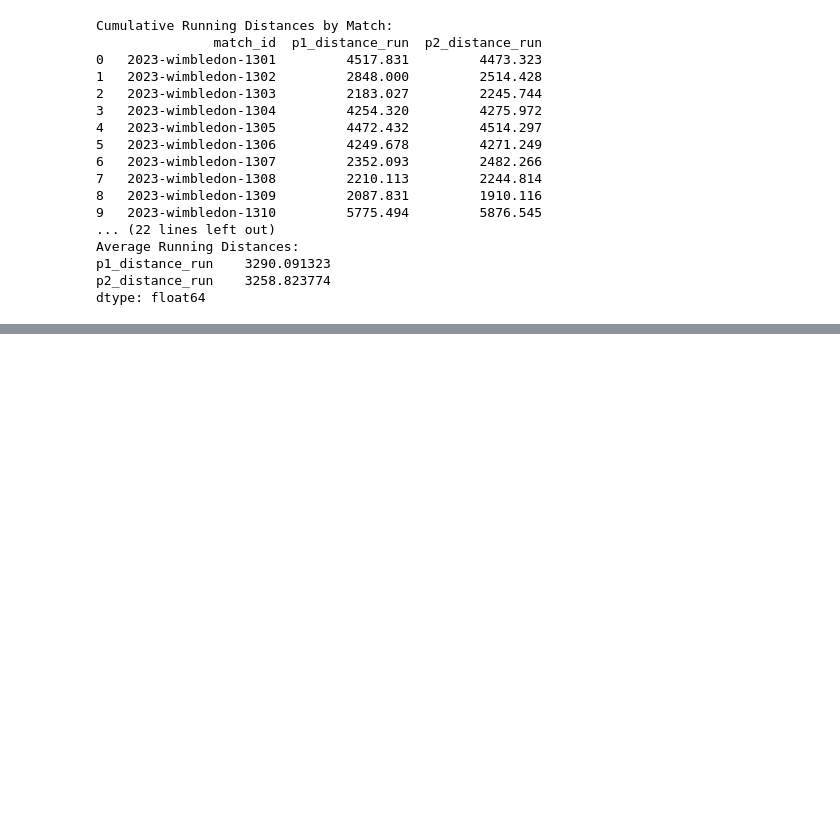
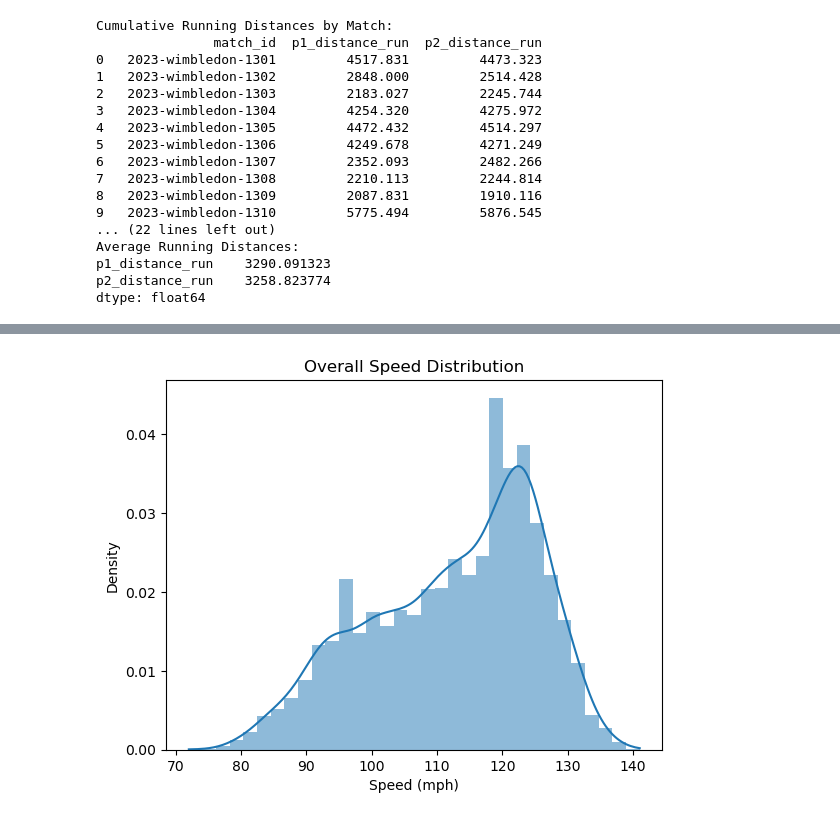
Before and after one commit to UsanoCoCr/tennis24, a Jupyter notebook: Other factors analysis.ipynb, the cells around one changed output, grey strips where cells are left out. Saved outputs shown, nothing was run; the diff lists cells and outputs as text; code cells hidden in the pictures; blank space fills up the shorter version.

```diff
--- a/Other factors analysis.ipynb
+++ b/Other factors analysis.ipynb
@@ -167,0 +196,9 @@ array([['152.0', '695.0'],
+# %%
+sns.histplot(df['speed_mph'], kde=True, stat="density", linewidth=0)
+plt.title('Overall Speed Distribution')
+plt.xlabel('Speed (mph)')
+plt.ylabel('Density')
+plt.savefig('image/speed distribution.png',dpi=300)
+plt.show()
+# %% [output]
+[figure, added]
```
Also changed, not shown: parts of 6 cells of this notebook, 7 other files.
